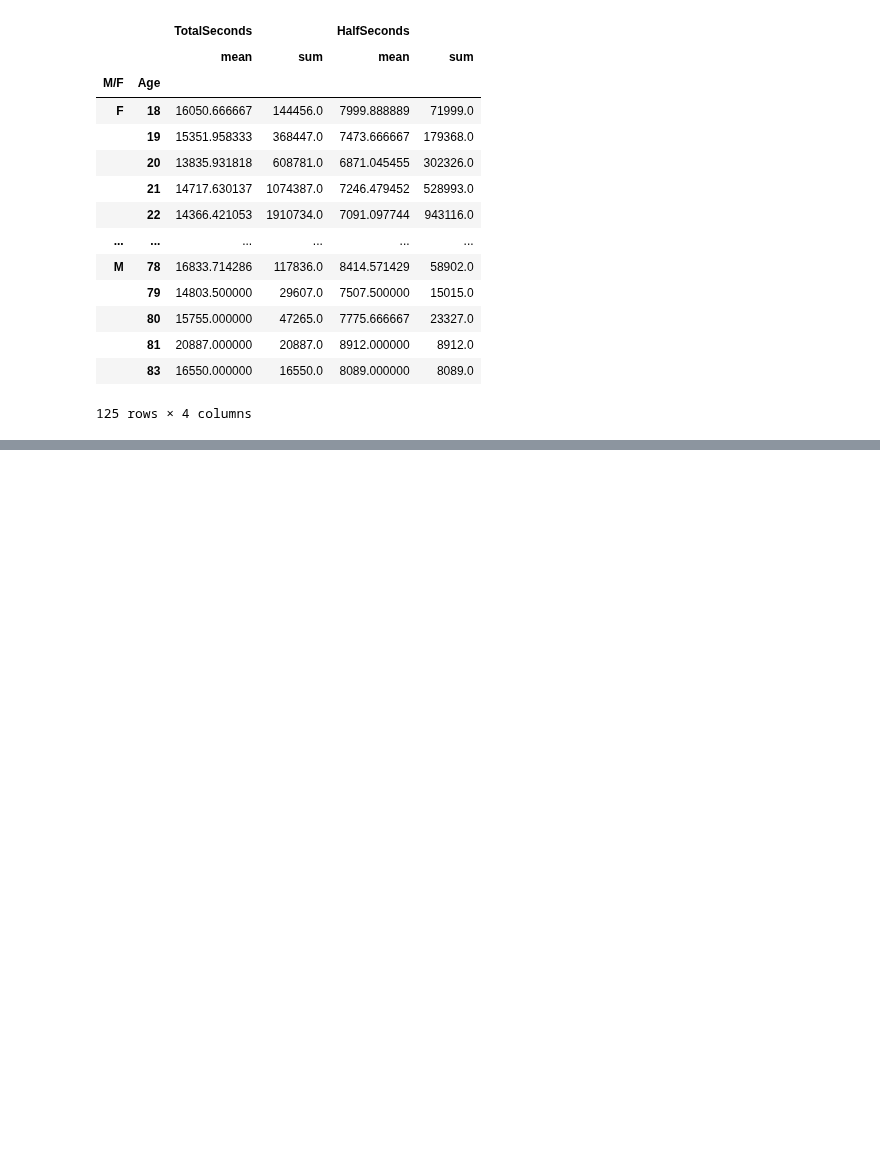
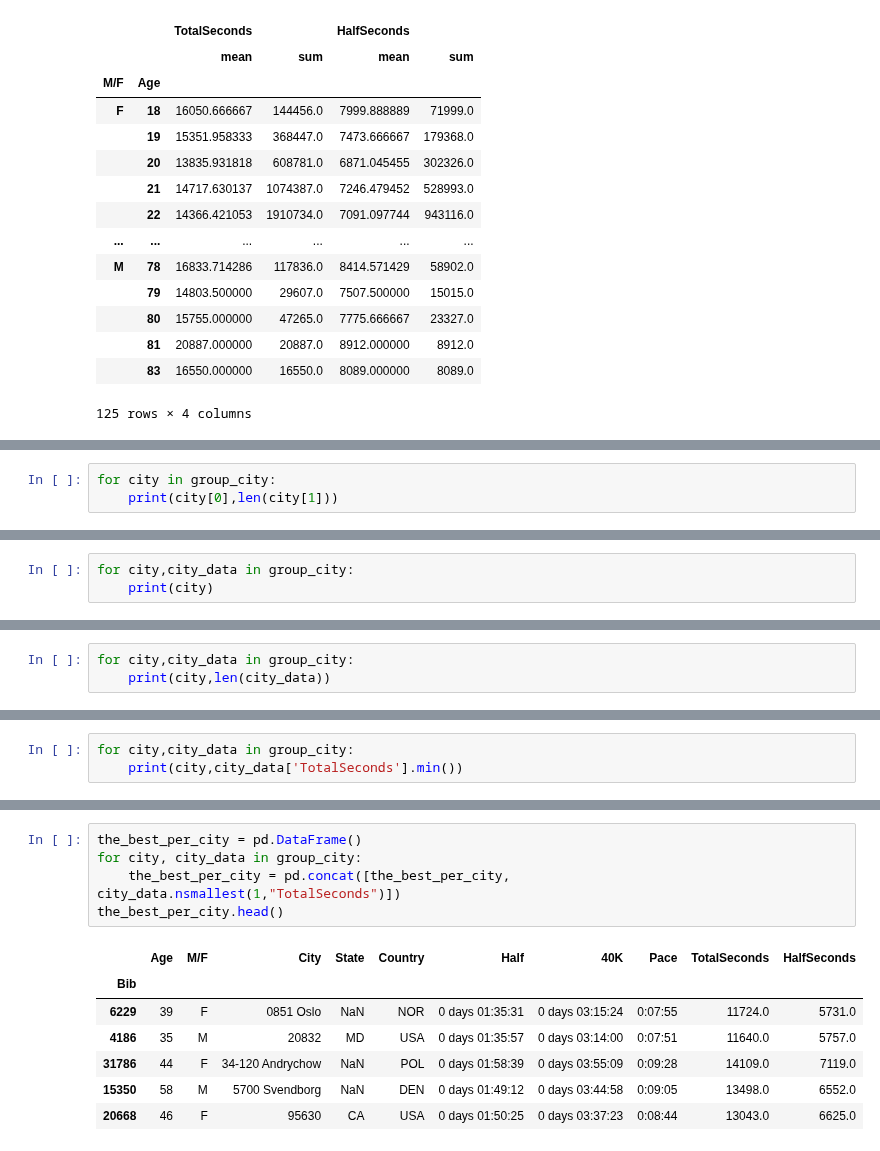
Before and after one commit to Byienio/Pandas_pg, a Jupyter notebook: GroupData.ipynb, the cells around one changed output, grey strips where cells are left out. Saved outputs shown, nothing was run; the diff lists cells and outputs as text; blank space fills up the shorter version.

Commit message:
Processing data from a group object

```diff
--- a/GroupData.ipynb
+++ b/GroupData.ipynb
@@ -457,0 +501,3 @@ sex_age.agg({'TotalSeconds':agg_values,'HalfSeconds':agg_values})
+# %%
+for city in group_city:
+    print(city[0],len(city[1]))
@@ -457,0 +522,3 @@ sex_age.agg({'TotalSeconds':agg_values,'HalfSeconds':agg_values})
+# %%
+for city,city_data in group_city:
+    print(city)
@@ -457,0 +543,3 @@ sex_age.agg({'TotalSeconds':agg_values,'HalfSeconds':agg_values})
+# %%
+for city,city_data in group_city:
+    print(city,len(city_data))
@@ -457,0 +564,3 @@ sex_age.agg({'TotalSeconds':agg_values,'HalfSeconds':agg_values})
+# %%
+for city,city_data in group_city:
+    print(city,city_data['TotalSeconds'].min())
@@ -457,0 +585,14 @@ sex_age.agg({'TotalSeconds':agg_values,'HalfSeconds':agg_values})
+# %%
+the_best_per_city = pd.DataFrame()
+for city, city_data in group_city:
+    the_best_per_city = pd.concat([the_best_per_city,
+city_data.nsmallest(1,"TotalSeconds")])
+the_best_per_city.head()
+# %% [output]
+|  | Age | M/F | City | State | Country | Half | 40K | Pace | TotalSeconds | HalfSeconds |
+| Bib |  |  |  |  |  |  |  |  |  |  |
+| 6229 | 39 | F | 0851 Oslo | NaN | NOR | 0 days 01:35:31 | 0 days 03:15:24 | 0:07:55 | 11724.0 | 5731.0 |
+| 4186 | 35 | M | 20832 | MD | USA | 0 days 01:35:57 | 0 days 03:14:00 | 0:07:51 | 11640.0 | 5757.0 |
+| 31786 | 44 | F | 34-120 Andrychow | NaN | POL | 0 days 01:58:39 | 0 days 03:55:09 | 0:09:28 | 14109.0 | 7119.0 |
+| 15350 | 58 | M | 5700 Svendborg | NaN | DEN | 0 days 01:49:12 | 0 days 03:44:58 | 0:09:05 | 13498.0 | 6552.0 |
+| 20668 | 46 | F | 95630 | CA | USA | 0 days 01:50:25 | 0 days 03:37:23 | 0:08:44 | 13043.0 | 6625.0 |
```
Also changed, not shown: parts of 8 cells of this notebook.
